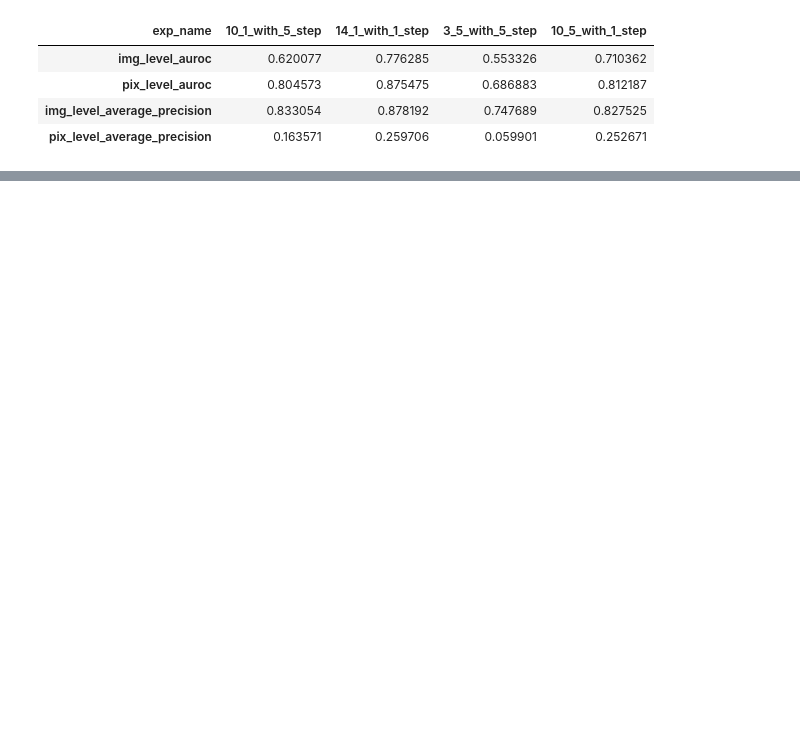
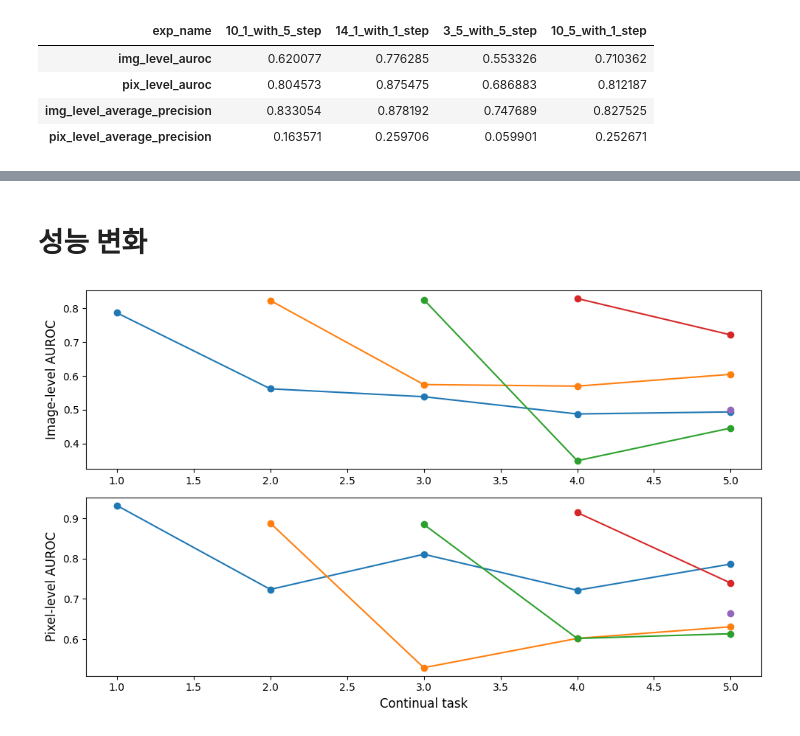
Before and after one commit to crimama/LifeLongerAD, a Jupyter notebook: notebooks/[CFGCAD] Evaluation_result.ipynb, the cells around one changed output, grey strips where cells are left out. Saved outputs shown, nothing was run; the diff lists cells and outputs as text; code cells hidden in the pictures; blank space fills up the shorter version.

Commit message:
[CFGCAD] evaluation notebook

```diff
--- a/notebooks/[CFGCAD] Evaluation_result.ipynb
+++ b/notebooks/[CFGCAD] Evaluation_result.ipynb
@@ -6,5 +8,5 @@ from glob import glob
 # %%
-exp_name = "/Volume/VAD/LifeLongerAD_cu121/results/CFGCAD/MVTecAD/baseline5_200epoch-*-Continual_True-online_False/seed_42/results"
+exp_name = "/Volume/VAD/LifeLongerAD_cu121/results/CFGCAD/MVTecAD/baseline6_200epoch-*-Continual_True-online_False/seed_42/results"
 
 csv_dirs = glob(os.path.join(exp_name,'main.csv'))
 
@@ -24,7 +26,7 @@ df.set_index(df['exp_name']).drop(columns='exp_name').T
 | img_level_average_precision | 0.833054 | 0.878192 | 0.747689 | 0.827525 |
 | pix_level_average_precision | 0.163571 | 0.259706 | 0.059901 | 0.252671 |
 # %%
-exp_name = "/Volume/VAD/LifeLongerAD_cu121/results/CFGCAD/MVTecAD/baseline_200epoch-*-Continual_True-online_False/seed_42/results"
+exp_name = "/Volume/VAD/LifeLongerAD_cu121/results/CFGCAD/MVTecAD/baseline6_200epoch-*-Continual_True-online_False/seed_42/results"
 
 csv_dirs = glob(os.path.join(exp_name,'forgetting.csv'))
 
@@ -55,0 +44,45 @@ df
+# %% [markdown]
+# 성능 변화
+# %%
+import seaborn as sns
+import matplotlib.pyplot as plt
+csv_dir = "/Volume/VAD/LifeLongerAD_cu121/results/CFGCAD/MVTecAD/baseline6_200epoch-3_5_with_5_step-Continual_True-online_False/seed_42/results/result_log.csv"
+df = pd.read_csv(csv_dir)
+
+task_list = df['GT_class_name'].unique()
+
+
+fig, ax = plt.subplots(2,1,figsize=(10, 6))
+
+for num, task in enumerate(task_list):
+    if num == 0 :
+        temp = df[(df['class_name']==task) & (df['last']==1)]
+    else:
+        temp = df[(df['class_name']==task) & (df['last']==1)].iloc[1:]
+
+
+    ax[0].plot(
+        np.arange(num+1, 6),
+        temp['img_level_auroc'],
+        label = task,
+        marker='o'
+    )
+
+    ax[1].plot(
+        np.arange(num+1, 6),
+        temp['pix_level_auroc'],
+        label = task,
+        marker='o'
+    )
+
+
+ax[0].set_ylabel("Image-level AUROC", fontsize=12)
+# ax[0].legend(title="GT Class", bbox_to_anchor=(1.02, 1), loc='upper left')
+
+ax[1].set_ylabel("Pixel-level AUROC", fontsize=12)
+ax[1].set_xlabel("Continual task", fontsize=12)
+
+plt.tight_layout()
+plt.show()
+# %% [output]
+[figure, added]
```
Also changed, not shown: parts of 4 cells of this notebook, 2 other files.
